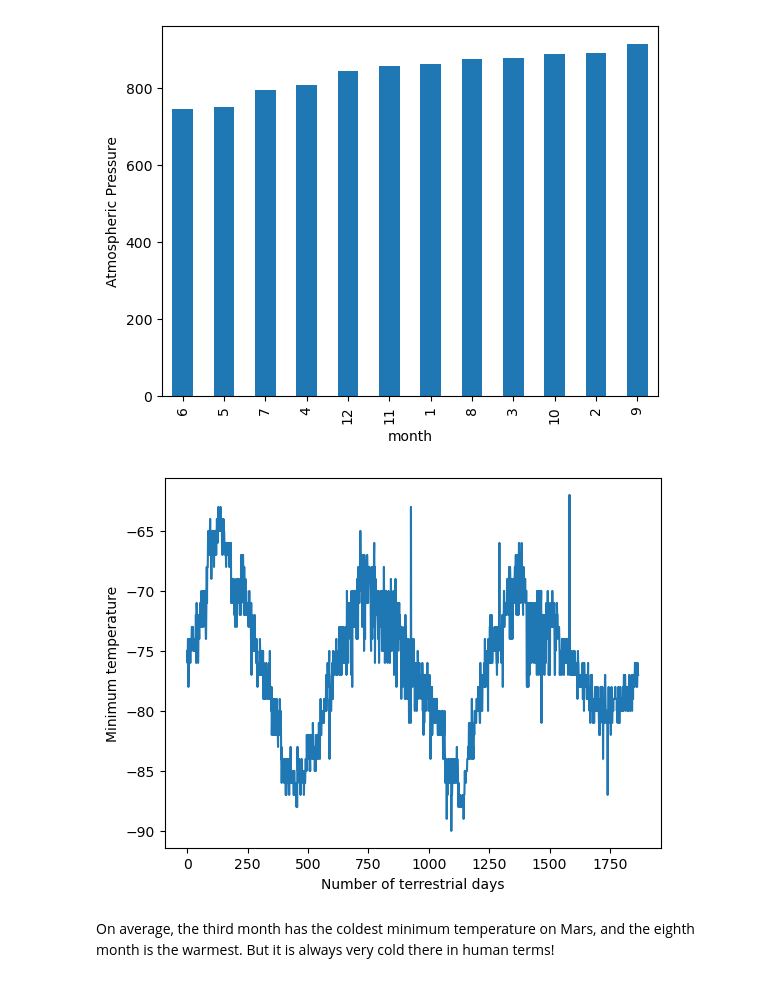
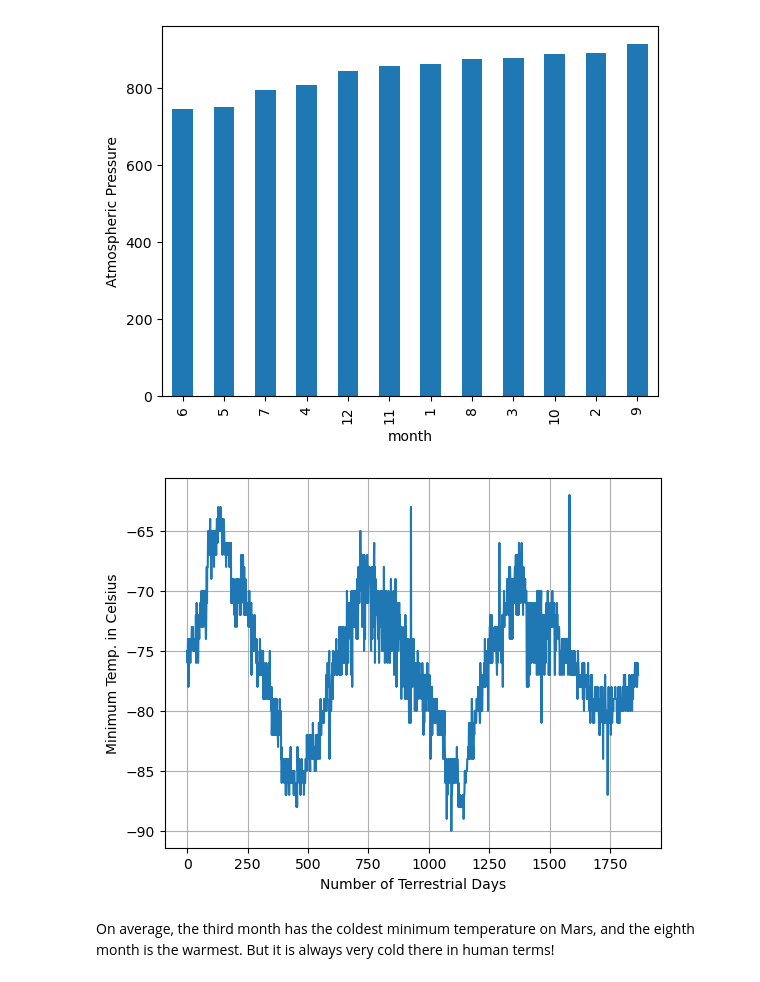
Before and after one commit to JustinEBlake/Web_Scraping_challenge, a Jupyter notebook: part_2_mars_weather.ipynb, the cells around one changed output. Saved outputs shown, nothing was run; the diff lists cells and outputs as text; code cells hidden in the pictures.

Commit message:
finish last plot

```diff
--- a/part_2_mars_weather.ipynb
+++ b/part_2_mars_weather.ipynb
@@ -213,8 +239,12 @@ Name: pressure, dtype: float64
 [figure]
 # %%
 # 5. How many terrestrial (earth) days are there in a Martian year?
+earth_days = df.min_temp
+
+earth_days.plot(kind="line", ylabel="Minimum Temp. in Celsius", xlabel="Number of Terrestrial Days")
+plt.grid()
 # %% [output]
-[figure, old version]
+[figure, new version]
 # %% [markdown]
 On average, the third month has the coldest minimum temperature on Mars, and the eighth month is the warmest. But it is always very cold there in human terms!
 # %% [markdown]
```
Also changed, not shown: parts of 9 cells of this notebook.
